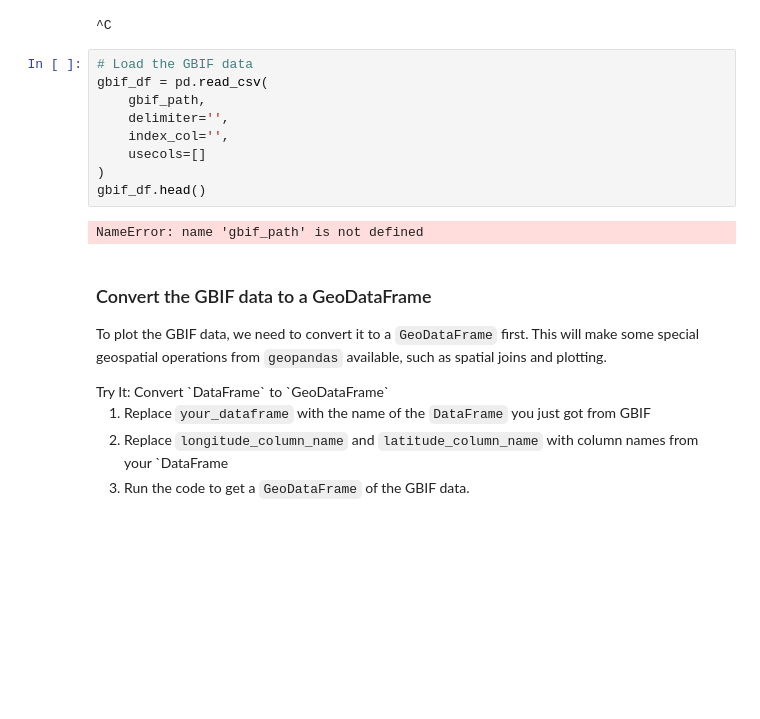
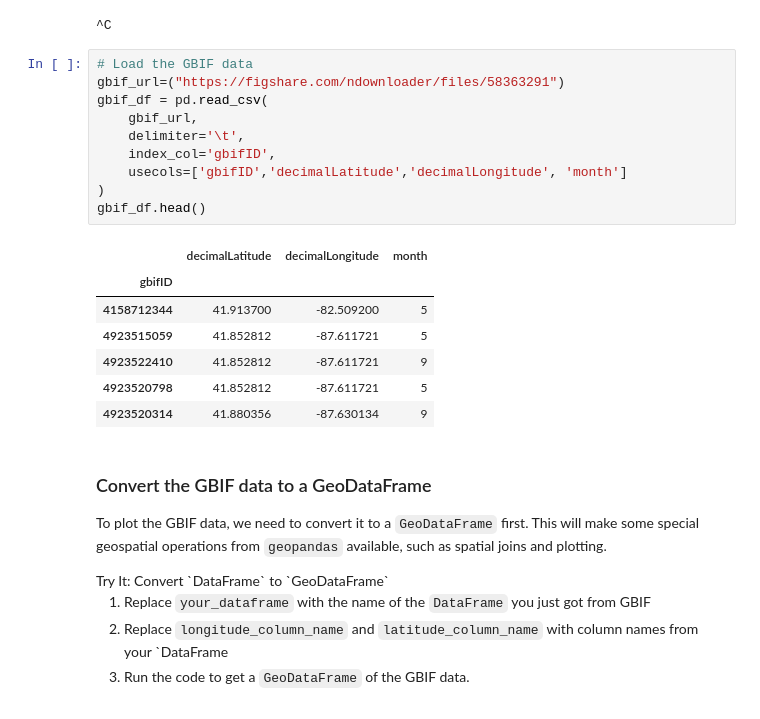
Before and after one commit to earthlab-education/02-migration-ryme1295, a Jupyter notebook: notebooks/migration-31-wrangle.ipynb, the cells around one changed output. Saved outputs shown, nothing was run; the diff lists cells and outputs as text; blank space fills up the shorter version.

```diff
--- a/notebooks/migration-31-wrangle.ipynb
+++ b/notebooks/migration-31-wrangle.ipynb
@@ -170,15 +161,22 @@ You can use the following code to look at the beginning of your file:
 ^C
 # %%
 # Load the GBIF data
+gbif_url=("https://figshare.com/ndownloader/files/58363291")
 gbif_df = pd.read_csv(
-    gbif_path,
-    delimiter='',
-    index_col='',
-    usecols=[]
+    gbif_url,
+    delimiter='\t',
+    index_col='gbifID',
+    usecols=['gbifID','decimalLatitude','decimalLongitude', 'month']
 )
 gbif_df.head()
 # %% [output]
-NameError: name 'gbif_path' is not defined
+|  | decimalLatitude | decimalLongitude | month |
+| gbifID |  |  |  |
+| 4158712344 | 41.913700 | -82.509200 | 5 |
+| 4923515059 | 41.852812 | -87.611721 | 5 |
+| 4923522410 | 41.852812 | -87.611721 | 9 |
+| 4923520798 | 41.852812 | -87.611721 | 5 |
+| 4923520314 | 41.880356 | -87.630134 | 9 |
 # %% [markdown]
 ### Convert the GBIF data to a GeoDataFrame
 
```
Also changed, not shown: parts of 5 cells of this notebook.
